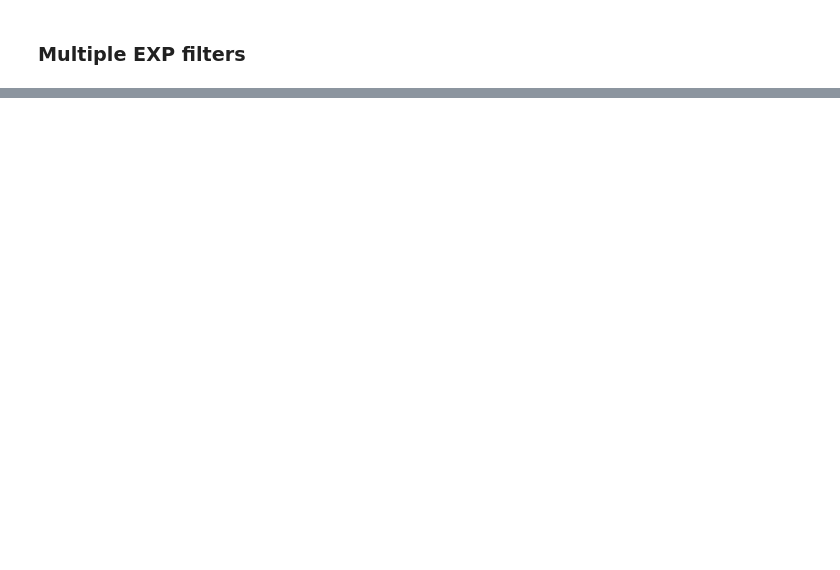
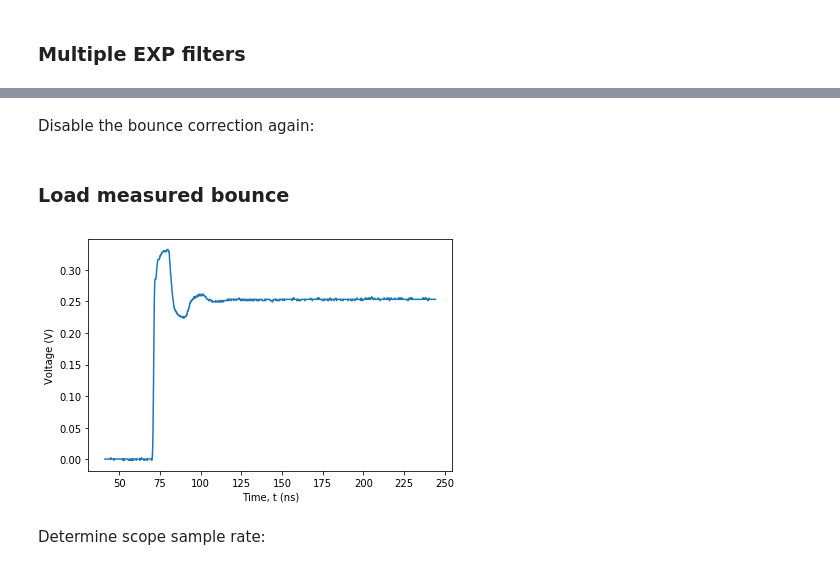
Before and after one commit to DiCarloLab-Delft/PycQED_py3, a Jupyter notebook: examples/AWG8_examples/Realtime_predistortion_test.ipynb, the cells around one changed output, grey strips where cells are left out. Saved outputs shown, nothing was run; the diff lists cells and outputs as text; code cells hidden in the pictures; blank space fills up the shorter version.

```diff
--- a/examples/AWG8_examples/Realtime_predistortion_test.ipynb
+++ b/examples/AWG8_examples/Realtime_predistortion_test.ipynb
@@ -115,0 +134,2 @@ AWG8.run_realtime_predistortion(0, hpc_tau = 20e-6, exp_coefs=[
+# %% [markdown]
+Disable the bounce correction again:
@@ -115,0 +138,14 @@ AWG8.run_realtime_predistortion(0, hpc_tau = 20e-6, exp_coefs=[
+# %% [markdown]
+### Load measured bounce
+# %%
+data = np.loadtxt('RefCurve_2018-07-04_3_184432.Wfm.csv', delimiter=';')
+plt.plot(data[:,0]*1e9, data[:,1])
+plt.xlabel('Time, t (ns)')
+plt.ylabel('Voltage (V)')
+plt.tight_layout()
+
+plt.show()
+# %% [output]
+[figure, added]
+# %% [markdown]
+Determine scope sample rate:
```
Also changed, not shown: parts of 48 cells of this notebook, 3 other files.
